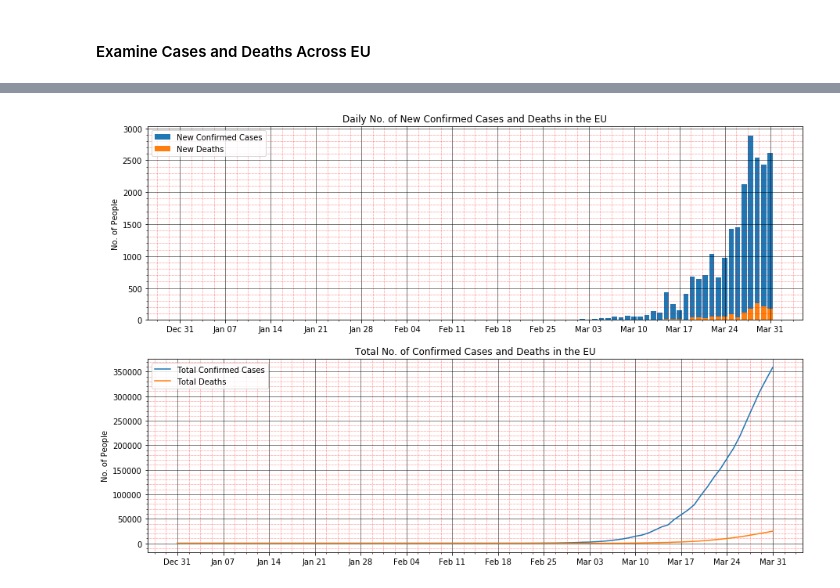
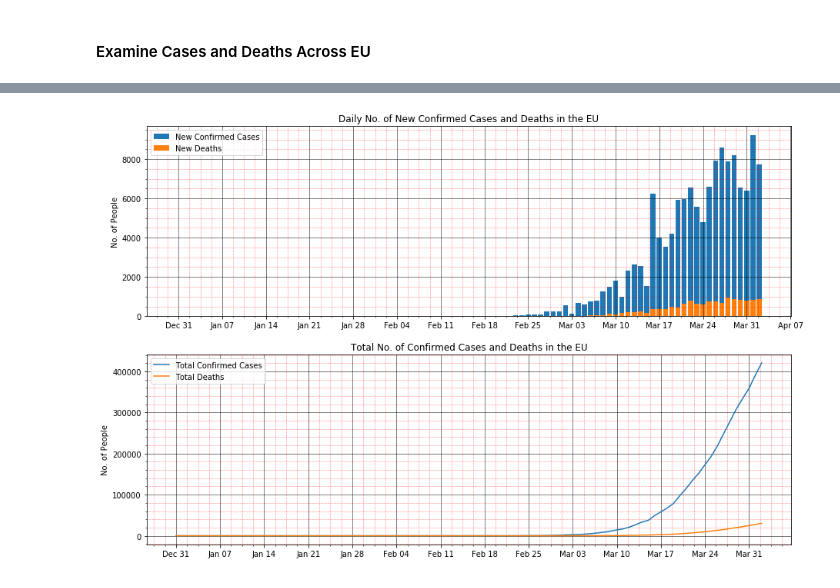
Before and after one commit to joshuagladwin/COVID-19, a Jupyter notebook: COVID-19.ipynb, the cells around one changed output, grey strips where cells are left out. Saved outputs shown, nothing was run; the diff lists cells and outputs as text; code cells hidden in the pictures.

```diff
--- a/COVID-19.ipynb
+++ b/COVID-19.ipynb
@@ -607,8 +603,8 @@ df_eu_sum
 # %%
 #plot data
 fig, axs = plt.subplots(2, 1, figsize=(15, 10))
-axs[0].bar(df_sub1.index, df_sub1['cases'])
-axs[0].bar(df_sub1.index, df_sub1['deaths'])
+axs[0].bar(df_eu.index, df_eu['cases'])
+axs[0].bar(df_eu.index, df_eu['deaths'])
 
 #set ticks every week
 axs[0].xaxis.set_major_locator(mdates.WeekdayLocator())
@@ -632,31 +628,31 @@ axs[0].legend(['New Confirmed Cases', 'New Deaths'], loc=2)
 #plot data
 axs[1].plot(df_eu_sum.index, df_eu_sum['cases'])
 axs[1].plot(df_eu_sum.index, df_eu_sum['deaths'])
 
 #set ticks every week
 axs[1].xaxis.set_major_locator(mdates.WeekdayLocator())
 axs[1].xaxis.set_major_formatter(mdates.DateFormatter('%b %d'))
 
 #Gridlines
 axs[1].minorticks_on()
 axs[1].grid(which='major', linestyle='-', linewidth='0.5', color='black')
 axs[1].grid(which='minor', linestyle=':', linewidth='0.5', color='red')
 axs[1].set_ylabel('No. of People')
 
 axs[1].minorticks_on()
 axs[1].grid(which='major', linestyle='-', linewidth='0.5', color='black')
 axs[1].grid(which='minor', linestyle=':', linewidth='0.5', color='red')
 axs[1].set_ylabel('No. of People')
 
 
 #Titles
 axs[1].title.set_text("Total No. of Confirmed Cases and Deaths in the EU")
 
 #Legends
 axs[1].legend(['Total Confirmed Cases', 'Total Deaths'], loc=2)
 
 plt.savefig('Images/'+str(today) + ' Daily & Total No. of Confirmed Cases and Deaths in the EU.png')
 
 plt.show()
 # %% [output]
-[figure, old version]
+[figure, new version]
```
Also changed, not shown: parts of 22 cells of this notebook, 30 other files.
